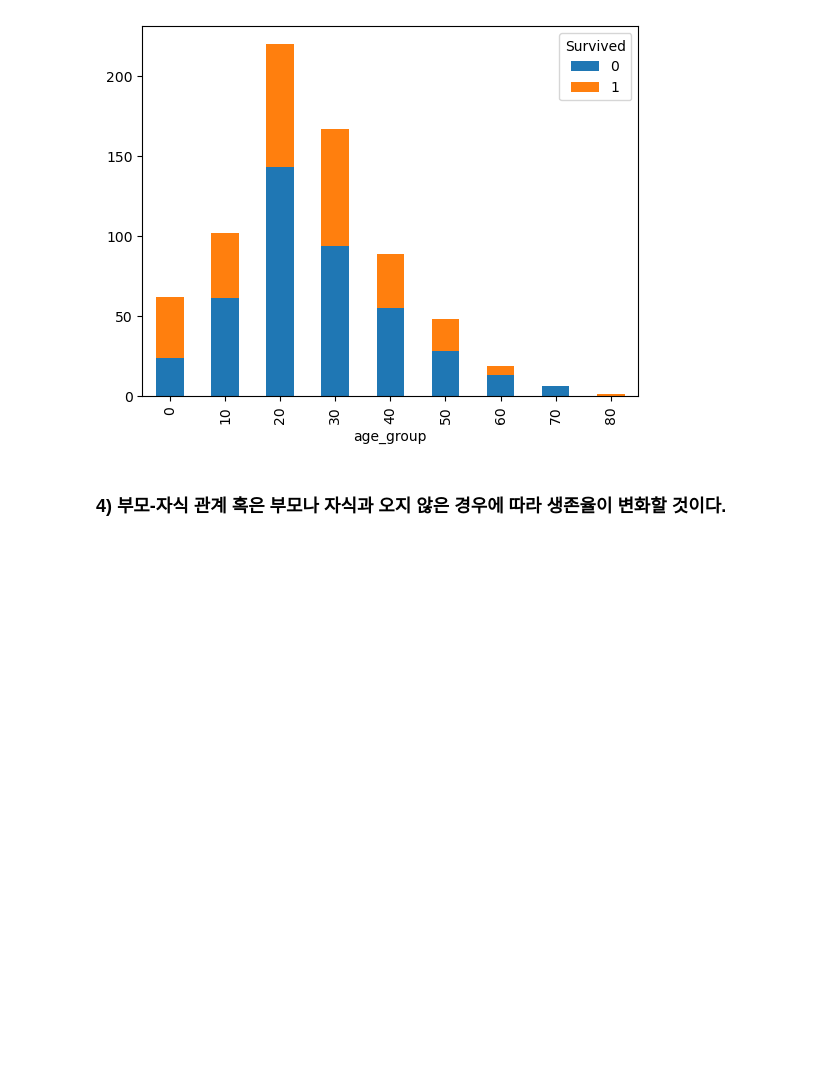
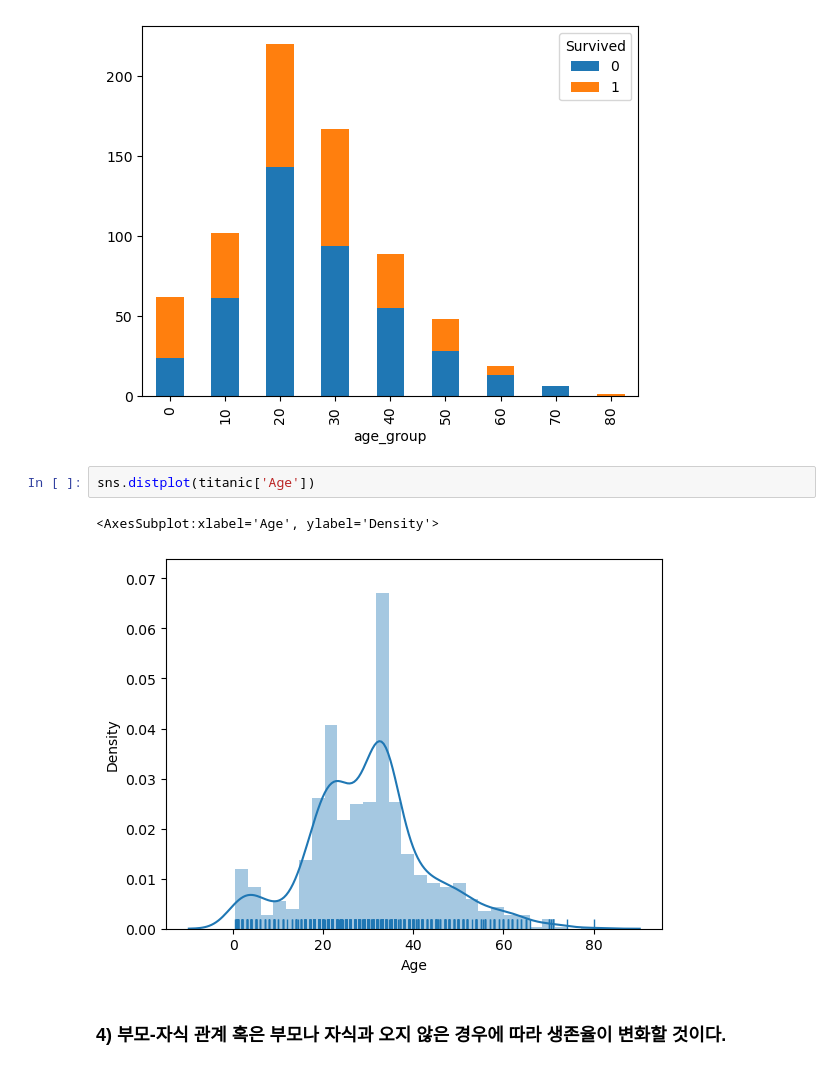
Before and after one commit to suminhand/Titanic, a Jupyter notebook: 과제1_제출용.ipynb, the cells around one changed output. Saved outputs shown, nothing was run; the diff lists cells and outputs as text; blank space fills up the shorter version.

```diff
--- a/과제1_제출용.ipynb
+++ b/과제1_제출용.ipynb
@@ -199,6 +204,11 @@ a.unstack().plot.bar(stacked=True)
 # %% [output]
 <AxesSubplot:xlabel='age_group'>
 [figure]
+# %%
+sns.distplot(titanic['Age'])
+# %% [output]
+<AxesSubplot:xlabel='Age', ylabel='Density'>
+[figure, added]
 # %% [markdown]
 ### 4) 부모-자식 관계 혹은 부모나 자식과 오지 않은 경우에 따라 생존율이 변화할 것이다.
 # %%
```
Also changed, not shown: parts of 3 cells of this notebook.
